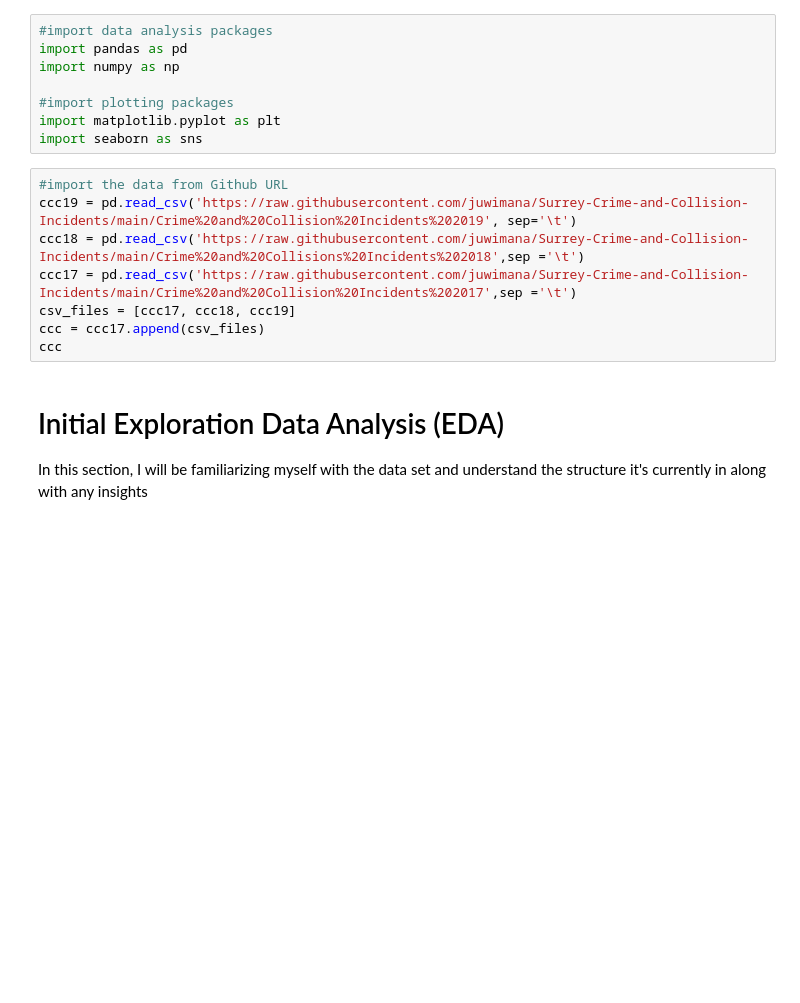
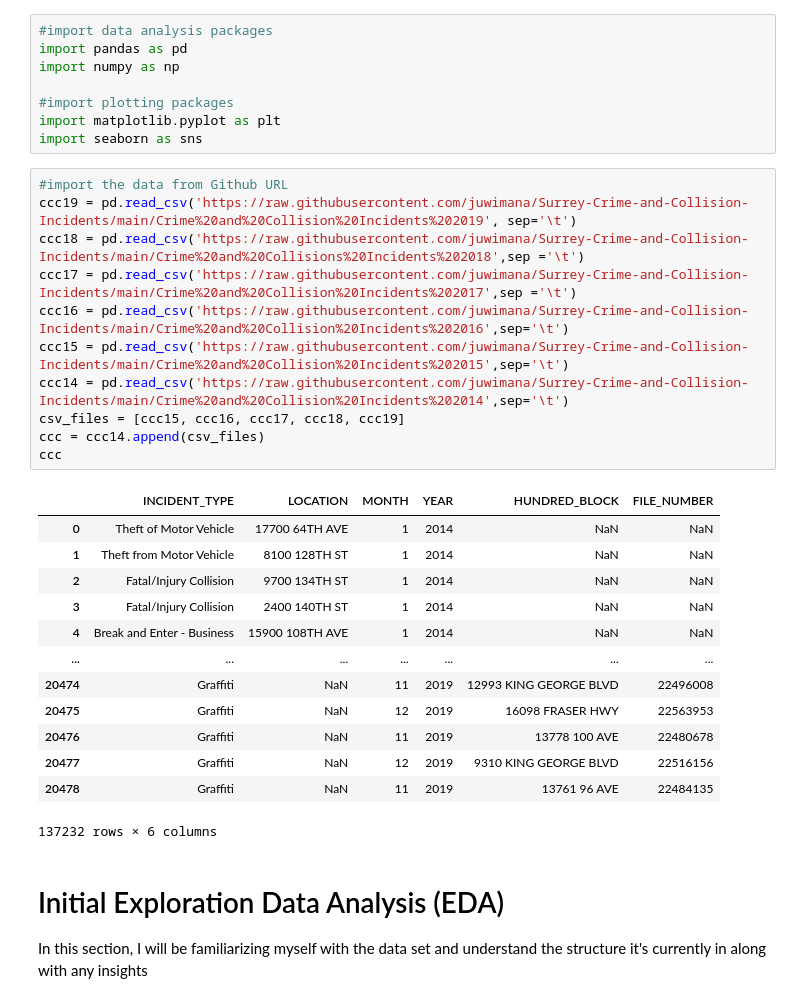
Before and after one commit to juwimana/Surrey-Crime-and-Collision-Incidents, a Jupyter notebook: Surrey_Crime_and_Collision_Incidents.ipynb, the cells around one changed output. Cells and saved outputs as stored; diff of their text form; blank space fills up the shorter version.

```diff
--- a/Surrey_Crime_and_Collision_Incidents.ipynb
+++ b/Surrey_Crime_and_Collision_Incidents.ipynb
@@ -17,11 +17,28 @@ import seaborn as sns
 # %%
 #import the data from Github URL
 ccc19 = pd.read_csv('https://raw.githubusercontent.com/juwimana/Surrey-Crime-and-Collision-Incidents/main/Crime%20and%20Collision%20Incidents%202019', sep='\t')
 ccc18 = pd.read_csv('https://raw.githubusercontent.com/juwimana/Surrey-Crime-and-Collision-Incidents/main/Crime%20and%20Collisions%20Incidents%202018',sep ='\t')
 ccc17 = pd.read_csv('https://raw.githubusercontent.com/juwimana/Surrey-Crime-and-Collision-Incidents/main/Crime%20and%20Collision%20Incidents%202017',sep ='\t')
-csv_files = [ccc17, ccc18, ccc19]
-ccc = ccc17.append(csv_files)
+ccc16 = pd.read_csv('https://raw.githubusercontent.com/juwimana/Surrey-Crime-and-Collision-Incidents/main/Crime%20and%20Collision%20Incidents%202016',sep='\t')
+ccc15 = pd.read_csv('https://raw.githubusercontent.com/juwimana/Surrey-Crime-and-Collision-Incidents/main/Crime%20and%20Collision%20Incidents%202015',sep='\t')
+ccc14 = pd.read_csv('https://raw.githubusercontent.com/juwimana/Surrey-Crime-and-Collision-Incidents/main/Crime%20and%20Collision%20Incidents%202014',sep='\t')
+csv_files = [ccc15, ccc16, ccc17, ccc18, ccc19]
+ccc = ccc14.append(csv_files)
 ccc
+# %% [output]
+|  | INCIDENT_TYPE | LOCATION | MONTH | YEAR | HUNDRED_BLOCK | FILE_NUMBER |
+| 0 | Theft of Motor Vehicle | 17700 64TH AVE | 1 | 2014 | NaN | NaN |
+| 1 | Theft from Motor Vehicle | 8100 128TH ST | 1 | 2014 | NaN | NaN |
+| 2 | Fatal/Injury Collision | 9700 134TH ST | 1 | 2014 | NaN | NaN |
+| 3 | Fatal/Injury Collision | 2400 140TH ST | 1 | 2014 | NaN | NaN |
+| 4 | Break and Enter - Business | 15900 108TH AVE | 1 | 2014 | NaN | NaN |
+| ... | ... | ... | ... | ... | ... | ... |
+| 20474 | Graffiti | NaN | 11 | 2019 | 12993 KING GEORGE BLVD | 22496008 |
+| 20475 | Graffiti | NaN | 12 | 2019 | 16098 FRASER HWY | 22563953 |
+| 20476 | Graffiti | NaN | 11 | 2019 | 13778 100 AVE | 22480678 |
+| 20477 | Graffiti | NaN | 12 | 2019 | 9310 KING GEORGE BLVD | 22516156 |
+| 20478 | Graffiti | NaN | 11 | 2019 | 13761 96 AVE | 22484135 |
+137232 rows × 6 columns
 # %% [markdown]
 # Initial Exploration Data Analysis (EDA)
 In this section, I will be familiarizing myself with the data set and understand the structure it's currently in along with any insights
```
Also changed, not shown: parts of 1 cell of this notebook.
